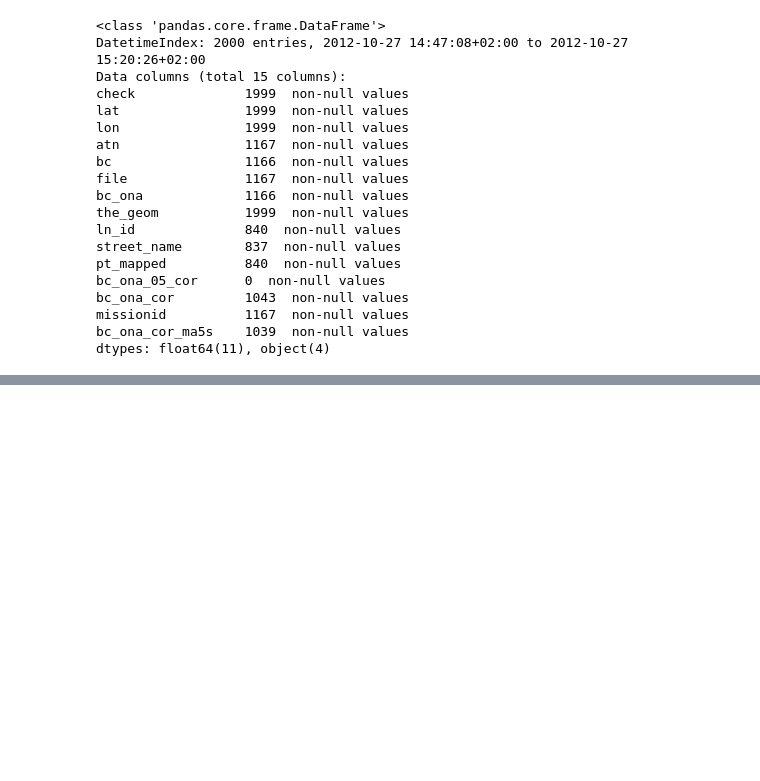
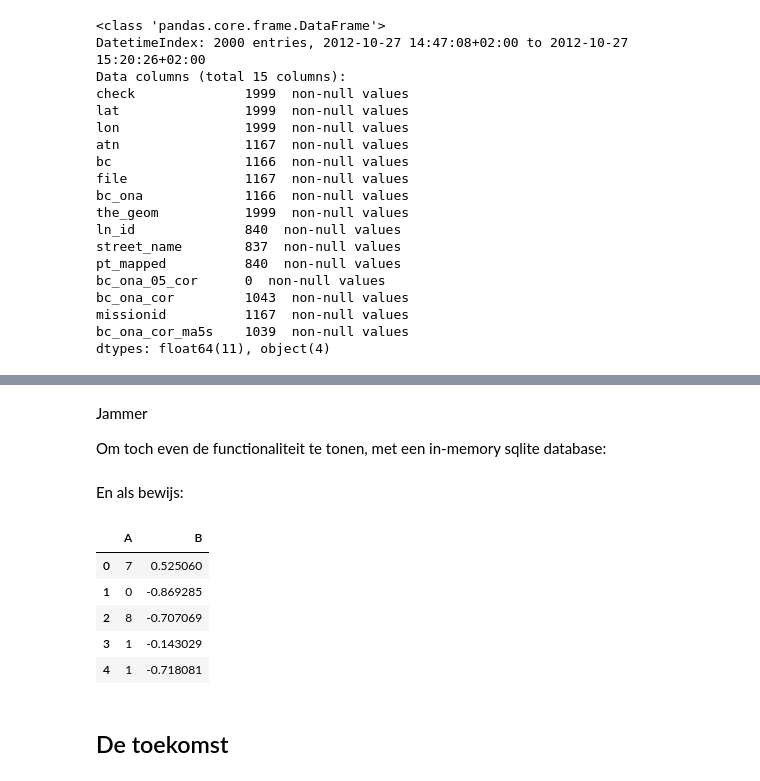
Before and after one commit to gridl/scipy_notebooks, a Jupyter notebook: example_pandas-postgresql.ipynb, the cells around one changed output, grey strips where cells are left out. Drawn from its saved outputs; the diff is of its cells as text; code cells hidden in the pictures; blank space fills up the shorter version.

```diff
--- a/example_pandas-postgresql.ipynb
+++ b/example_pandas-postgresql.ipynb
@@ -133,0 +115,4 @@ data
+# %% [markdown]
+Jammer
+
+Om toch even de functionaliteit te tonen, met een in-memory sqlite database:
@@ -133,0 +121,2 @@ data
+# %%
+cnx = sqlite3.connect(':memory:')
@@ -133,0 +125,13 @@ data
+# %% [markdown]
+En als bewijs:
+# %%
+pd.read_sql("SELECT * FROM test_from_python", cnx)
+# %% [output]
+|  | A | B |
+| 0 | 7 | 0.525060 |
+| 1 | 0 | -0.869285 |
+| 2 | 8 | -0.707069 |
+| 3 | 1 | -0.143029 |
+| 4 | 1 | -0.718081 |
+# %% [markdown]
+## De toekomst
```
Also changed, not shown: parts of 45 cells of this notebook.
